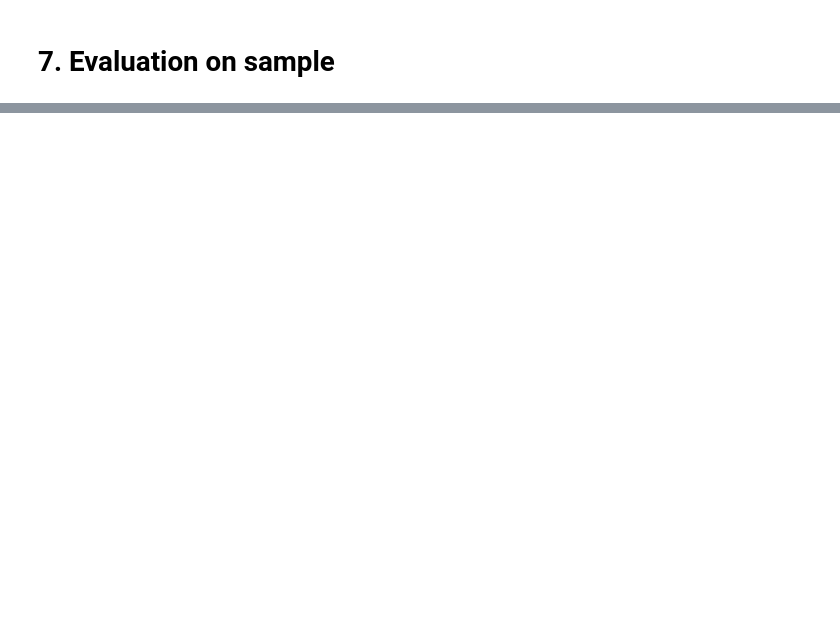
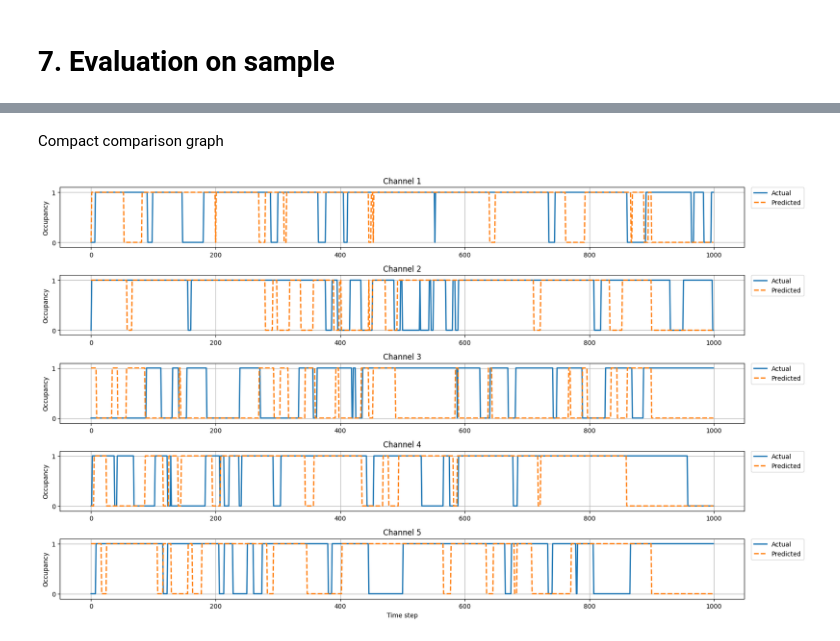
Before and after one commit to kd-kdev/CognitiveRadio-LSTM, a Jupyter notebook: LSTM_model.ipynb, the cells around one changed output, grey strips where cells are left out. Drawn from its saved outputs; the diff is of its cells as text; code cells hidden in the pictures; blank space fills up the shorter version.

```diff
--- a/LSTM_model.ipynb
+++ b/LSTM_model.ipynb
@@ -266,0 +334,39 @@ total: 8950
+# %% [markdown]
+Compact comparison graph
+# %%
+preds_np = preds_binary.cpu().numpy()  # convert to numpy
+num_samples, horizon, num_channels = preds_np.shape
+
+# Initialize array for full length predictions
+pred_full = np.zeros((num_channels, X_raw.shape[1]))
+
+# slide horizon predictions over time
+for i in range(num_samples):
+    start_idx = i
+    end_idx = i + horizon
+    if end_idx > X_raw.shape[1]:
+        end_idx = X_raw.shape[1]
+    length = end_idx - start_idx
+    pred_full[:, start_idx:end_idx] = preds_np[i, :length, :].T
+
+
+num_channels = X_raw.shape[0]
+
+fig, axes = plt.subplots(num_channels, 1, figsize=(17, 2*num_channels), sharex=False)
+
+for i in range(num_channels):
+    ax = axes[i]
+    ax.plot(X_raw[i], label=f"Actual", linewidth=2)
+    ax.plot(pred_full[i], '--', label=f"Predicted", linewidth=2)
+    ax.set_ylabel("Occupancy")
+    ax.set_ylim(-0.1, 1.1)  # keep 0-1 range
+    ax.set_yticks([0, 1])  # only show 0 and 1
+    ax.set_title(f"Channel {i+1}")
+    ax.grid(True)
+    ax.legend(loc='upper left', bbox_to_anchor=(1.01, 1), borderaxespad=0)
+
+axes[-1].set_xlabel("Time step")
+plt.tight_layout()
+plt.show()
+# %% [output]
+[figure, added]
```
Also changed, not shown: parts of 17 cells of this notebook.
